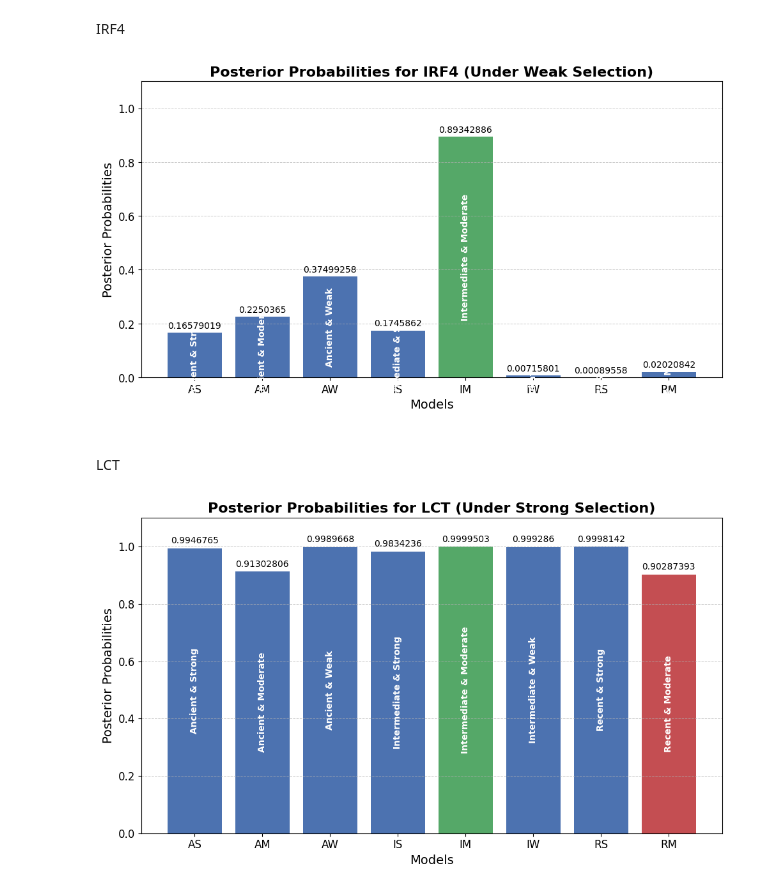
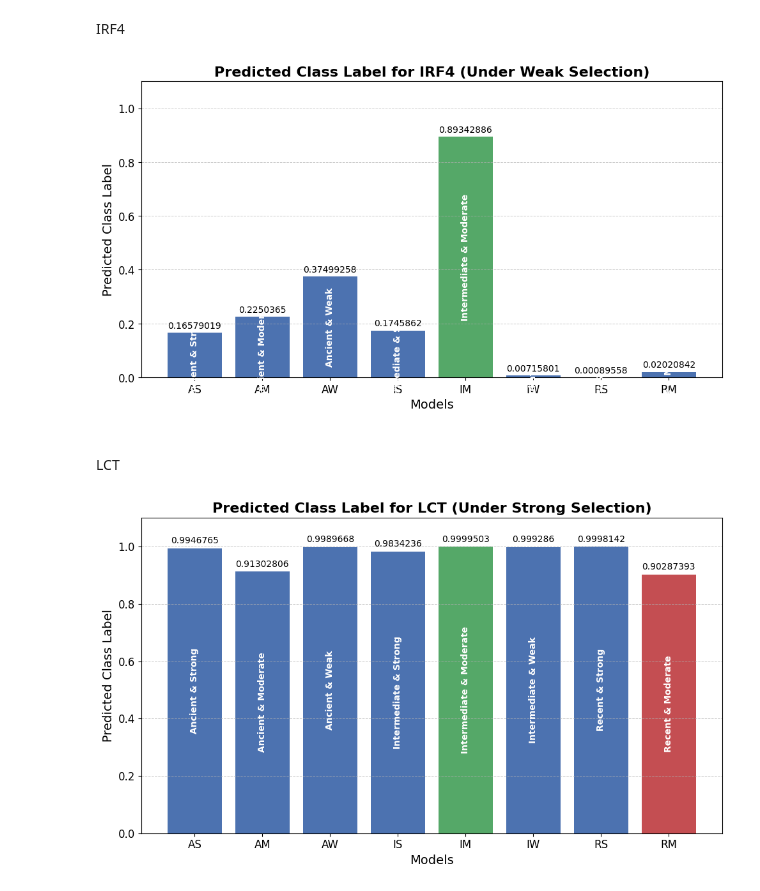
Before and after one commit to Djinho/EvoNet-CNN-Insight, a Jupyter notebook: Selection_Test/Plots_For_Genes (1).ipynb, the cells around one changed output. Cells and saved outputs as stored; diff of their text form; code cells hidden in the pictures.

```diff
--- a/Selection_Test/Plots_For_Genes (1).ipynb
+++ b/Selection_Test/Plots_For_Genes (1).ipynb
@@ -370,37 +370,37 @@ colors[min_index] = '#c44e52'  # Red for the lowest value
 plt.figure(figsize=(10, 6))
 bars = plt.bar(models, posterior_probabilities, color=colors)
 plt.xlabel('Models', fontsize=14)
-plt.ylabel('Posterior Probabilities', fontsize=14)
-plt.title('Posterior Probabilities for IRF4 (Under Weak Selection)', fontsize=16, weight='bold')
+plt.ylabel('Predicted Class Label', fontsize=14)
+plt.title('Predicted Class Label for IRF4 (Under Weak Selection)', fontsize=16, weight='bold')
 plt.ylim(0, 1.1)  # Adjust y-axis limit for better visibility
 
 # Adding full names inside the bars, vertically
 for bar, full_name in zip(bars, full_names):
     yval = bar.get_height()
     plt.text(
         bar.get_x() + bar.get_width()/2, yval / 2,  # Place in the middle of the bar
         full_name,
         ha='center',
         va='center',
         rotation='vertical',
         fontsize=10,
         color='white',
         weight='bold'
     )
     plt.text(bar.get_x() + bar.get_width()/2, yval + 0.01, round(yval, 8), ha='center', va='bottom', fontsize=10)
 
 # Adding gridlines for a more scientific look
 plt.grid(True, which='both', axis='y', linestyle='--', linewidth=0.7, alpha=0.7)
 
 # Enhancing overall style
 plt.xticks(fontsize=12)
 plt.yticks(fontsize=12)
 plt.tight_layout()  # Adjust layout to prevent label cutoff
 
 # Show the plot
 plt.show()
 # %% [output]
-[figure, old version]
+[figure, new version]
 # %% [markdown]
 LCT
 # %%
@@ -452,8 +452,8 @@ colors[min_index] = '#c44e52'  # Red for the lowest value
 plt.figure(figsize=(10, 6))
 bars = plt.bar(models, posterior_probabilities, color=colors)
 plt.xlabel('Models', fontsize=14)
-plt.ylabel('Posterior Probabilities', fontsize=14)
-plt.title('Posterior Probabilities for LCT (Under Strong Selection)', fontsize=16, weight='bold')
+plt.ylabel('Predicted Class Label', fontsize=14)
+plt.title('Predicted Class Label for LCT (Under Strong Selection)', fontsize=16, weight='bold')
 plt.ylim(0, 1.1)  # Adjust y-axis limit for better visibility
 
 # Adding full names inside the bars, vertically
@@ -482,4 +482,4 @@ plt.tight_layout()  # Adjust layout to prevent label cutoff
 # Show the plot
 plt.show()
 # %% [output]
-[figure, old version]
+[figure, new version]
```
Also changed, not shown: parts of 5 cells of this notebook.
